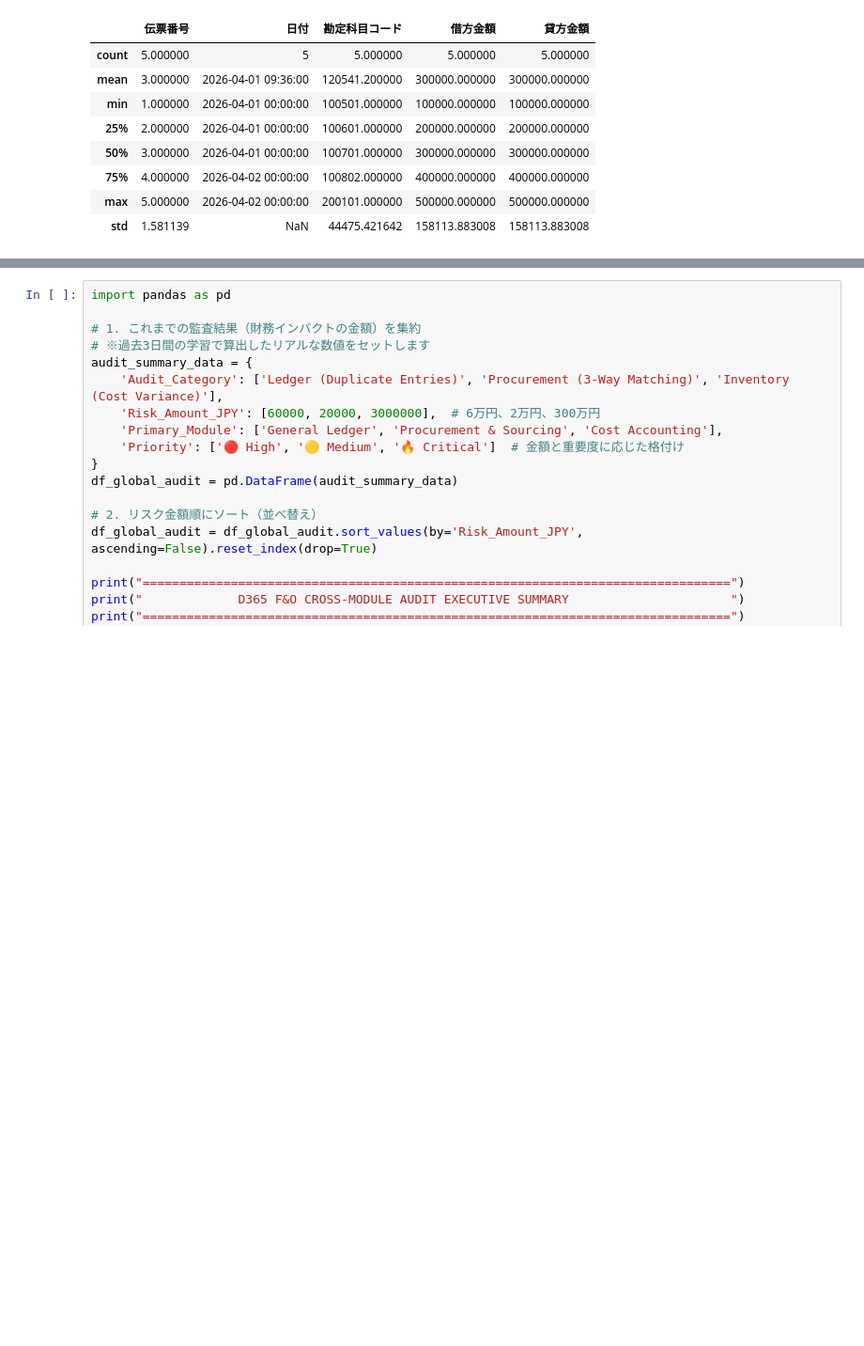
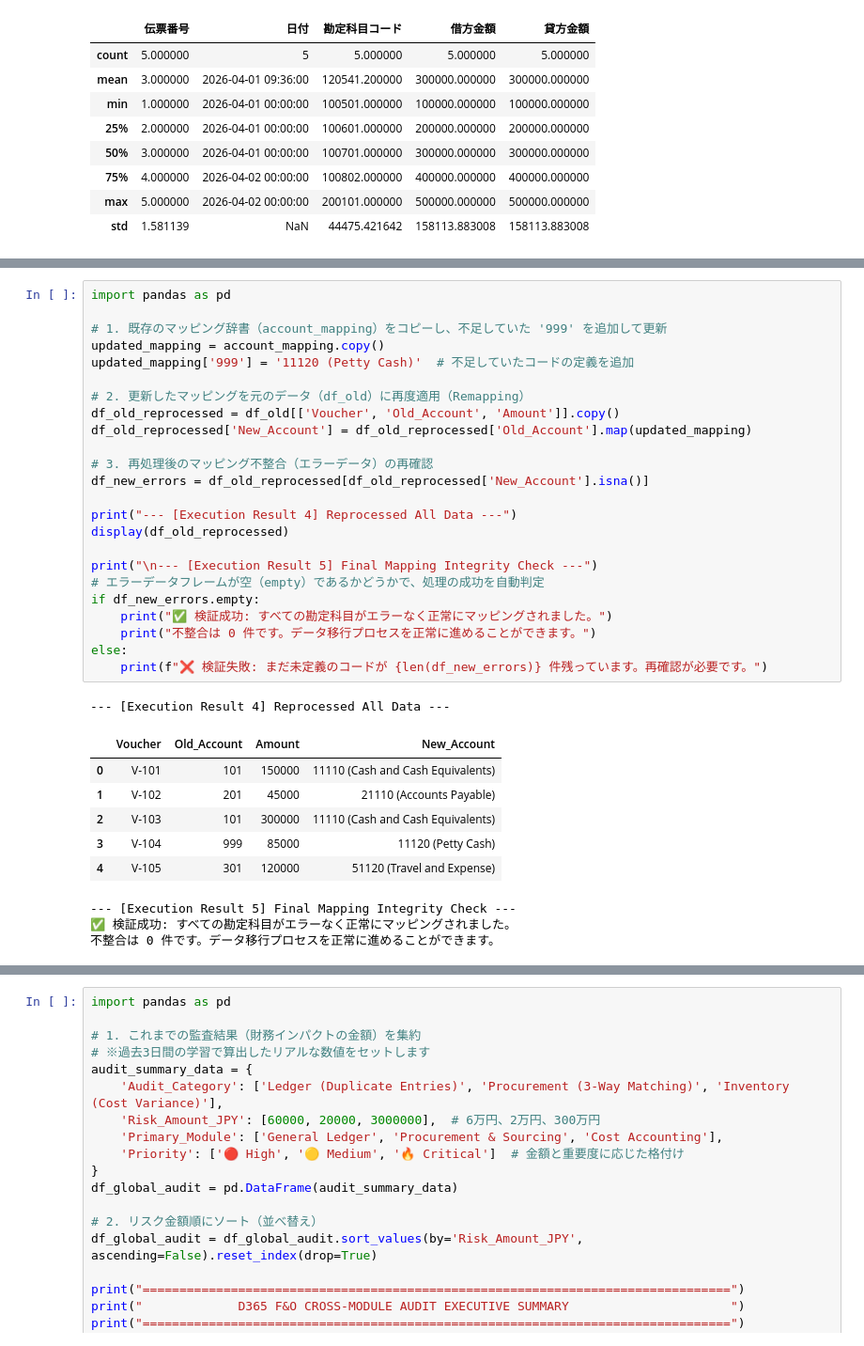
Before and after one commit to KojiKaiwa/D365-Finance-Automation, a Jupyter notebook: D365_Data_Processing.ipynb, the cells around one changed output, grey strips where cells are left out. Shown at 94% size. Drawn from its saved outputs; the diff is of its cells as text; blank space fills up the shorter version.

```diff
--- a/D365_Data_Processing.ipynb
+++ b/D365_Data_Processing.ipynb
@@ -33,0 +112,35 @@ display(df.describe())
+# %%
+import pandas as pd
+
+# 1. 既存のマッピング辞書（account_mapping）をコピーし、不足していた '999' を追加して更新
+updated_mapping = account_mapping.copy()
+updated_mapping['999'] = '11120 (Petty Cash)'  # 不足していたコードの定義を追加
+
+# 2. 更新したマッピングを元のデータ（df_old）に再度適用（Remapping）
+df_old_reprocessed = df_old[['Voucher', 'Old_Account', 'Amount']].copy()
+df_old_reprocessed['New_Account'] = df_old_reprocessed['Old_Account'].map(updated_mapping)
+
+# 3. 再処理後のマッピング不整合（エラーデータ）の再確認
+df_new_errors = df_old_reprocessed[df_old_reprocessed['New_Account'].isna()]
+
+print("--- [Execution Result 4] Reprocessed All Data ---")
+display(df_old_reprocessed)
+
+print("\n--- [Execution Result 5] Final Mapping Integrity Check ---")
+# エラーデータフレームが空（empty）であるかどうかで、処理の成功を自動判定
+if df_new_errors.empty:
+    print("✅ 検証成功: すべての勘定科目がエラーなく正常にマッピングされました。")
+    print("不整合は 0 件です。データ移行プロセスを正常に進めることができます。")
+else:
+    print(f"❌ 検証失敗: まだ未定義のコードが {len(df_new_errors)} 件残っています。再確認が必要です。")
+# %% [output]
+--- [Execution Result 4] Reprocessed All Data ---
+|  | Voucher | Old_Account | Amount | New_Account |
+| 0 | V-101 | 101 | 150000 | 11110 (Cash and Cash Equivalents) |
+| 1 | V-102 | 201 | 45000 | 21110 (Accounts Payable) |
+| 2 | V-103 | 101 | 300000 | 11110 (Cash and Cash Equivalents) |
+| 3 | V-104 | 999 | 85000 | 11120 (Petty Cash) |
+| 4 | V-105 | 301 | 120000 | 51120 (Travel and Expense) |
+--- [Execution Result 5] Final Mapping Integrity Check ---
+✅ 検証成功: すべての勘定科目がエラーなく正常にマッピングされました。
+不整合は 0 件です。データ移行プロセスを正常に進めることができます。
```
Also changed, not shown: parts of 3 cells of this notebook.
